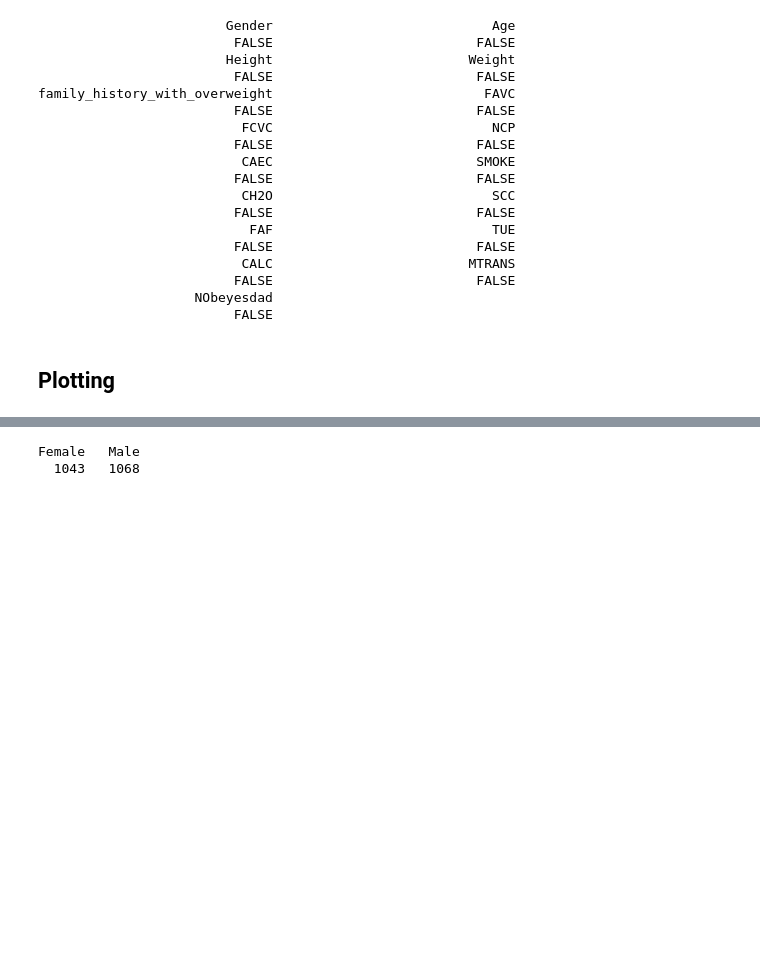
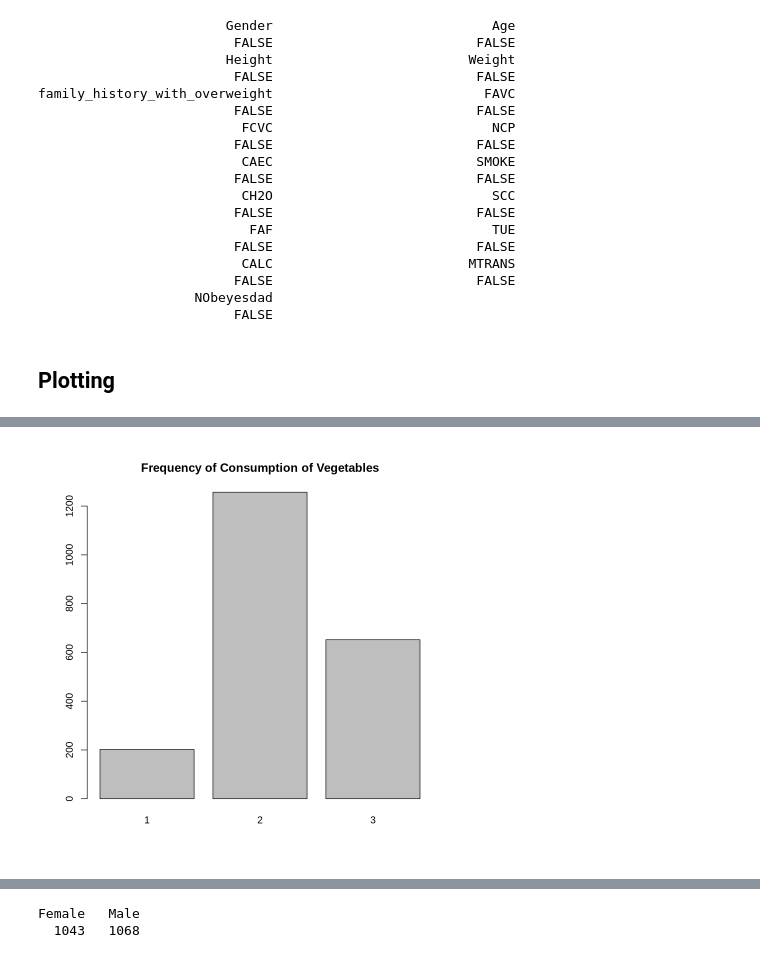
Before and after one commit to BryanEgbert/obesity_classification, a Jupyter notebook: main.ipynb, the cells around one changed output, grey strips where cells are left out. Saved outputs shown, nothing was run; the diff lists cells and outputs as text; code cells hidden in the pictures; blank space fills up the shorter version.

```diff
--- a/main.ipynb
+++ b/main.ipynb
@@ -96,0 +116,4 @@ family_history_with_overweight                           FAVC
+# %%
+barplot(table(cleaned_df$FCVC), main="Frequency of Consumption of Vegetables")
+# %% [output]
+[figure, added]
```
Also changed, not shown: parts of 19 cells of this notebook.
